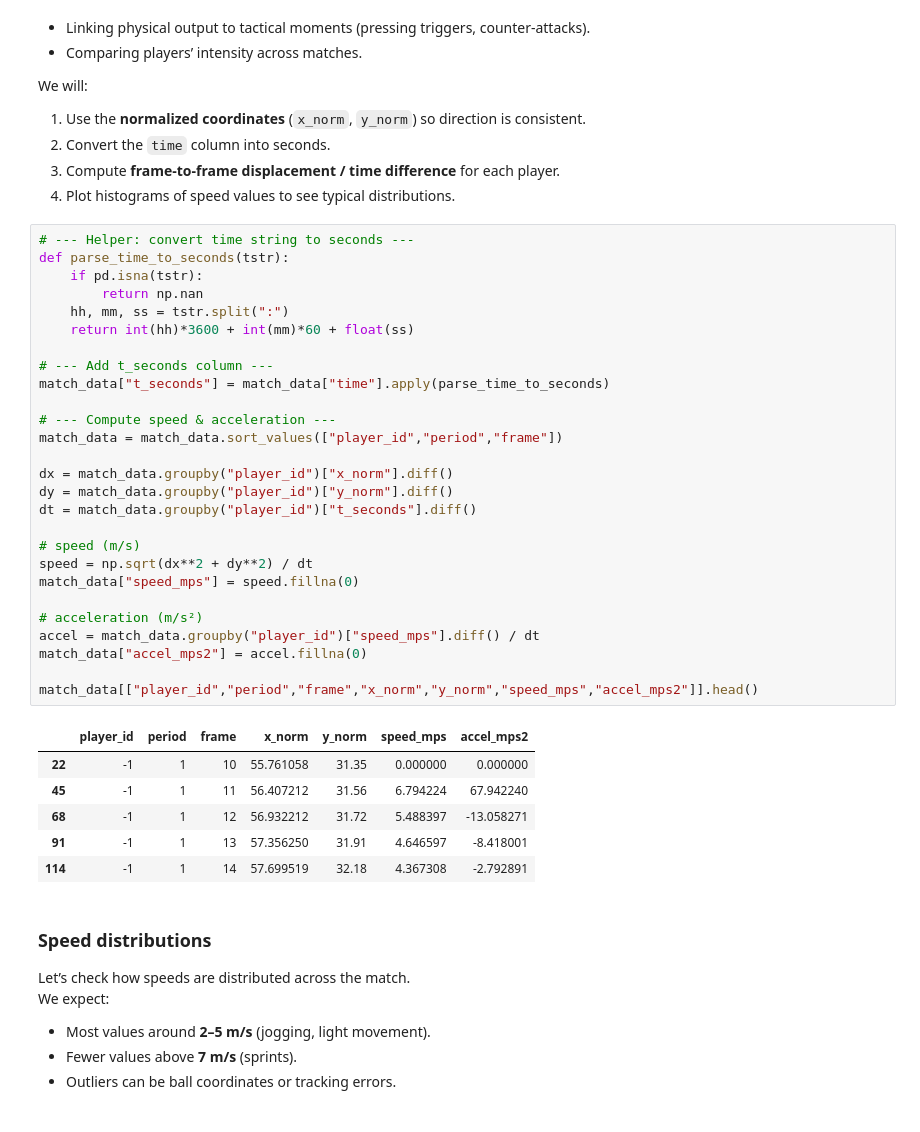
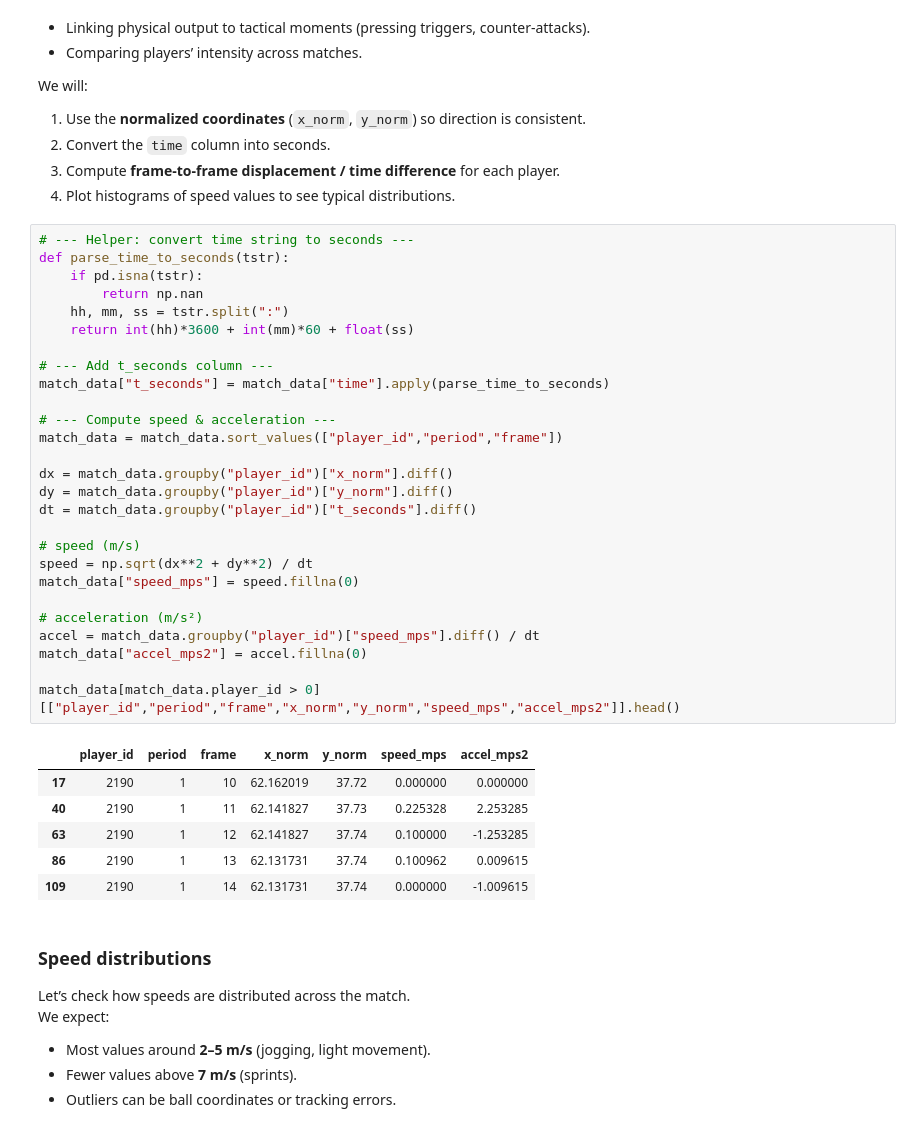
Before and after one commit to MartimRego/pass-decisions, a Jupyter notebook: Module_1/tracking_basics.ipynb, the cells around one changed output. Cells and saved outputs as stored; diff of their text form.

```diff
--- a/Module_1/tracking_basics.ipynb
+++ b/Module_1/tracking_basics.ipynb
@@ -756,37 +700,37 @@ We will:
 # %%
 # --- Helper: convert time string to seconds ---
 def parse_time_to_seconds(tstr):
     if pd.isna(tstr):
         return np.nan
     hh, mm, ss = tstr.split(":")
     return int(hh)*3600 + int(mm)*60 + float(ss)
 
 # --- Add t_seconds column ---
 match_data["t_seconds"] = match_data["time"].apply(parse_time_to_seconds)
 
 # --- Compute speed & acceleration ---
 match_data = match_data.sort_values(["player_id","period","frame"])
 
 dx = match_data.groupby("player_id")["x_norm"].diff()
 dy = match_data.groupby("player_id")["y_norm"].diff()
 dt = match_data.groupby("player_id")["t_seconds"].diff()
 
 # speed (m/s)
 speed = np.sqrt(dx**2 + dy**2) / dt
 match_data["speed_mps"] = speed.fillna(0)
 
 # acceleration (m/s²)
 accel = match_data.groupby("player_id")["speed_mps"].diff() / dt
 match_data["accel_mps2"] = accel.fillna(0)
 
-match_data[["player_id","period","frame","x_norm","y_norm","speed_mps","accel_mps2"]].head()
+match_data[match_data.player_id > 0][["player_id","period","frame","x_norm","y_norm","speed_mps","accel_mps2"]].head()
 # %% [output]
 |  | player_id | period | frame | x_norm | y_norm | speed_mps | accel_mps2 |
-| 22 | -1 | 1 | 10 | 55.761058 | 31.35 | 0.000000 | 0.000000 |
-| 45 | -1 | 1 | 11 | 56.407212 | 31.56 | 6.794224 | 67.942240 |
-| 68 | -1 | 1 | 12 | 56.932212 | 31.72 | 5.488397 | -13.058271 |
-| 91 | -1 | 1 | 13 | 57.356250 | 31.91 | 4.646597 | -8.418001 |
-| 114 | -1 | 1 | 14 | 57.699519 | 32.18 | 4.367308 | -2.792891 |
+| 17 | 2190 | 1 | 10 | 62.162019 | 37.72 | 0.000000 | 0.000000 |
+| 40 | 2190 | 1 | 11 | 62.141827 | 37.73 | 0.225328 | 2.253285 |
+| 63 | 2190 | 1 | 12 | 62.141827 | 37.74 | 0.100000 | -1.253285 |
+| 86 | 2190 | 1 | 13 | 62.131731 | 37.74 | 0.100962 | 0.009615 |
+| 109 | 2190 | 1 | 14 | 62.131731 | 37.74 | 0.000000 | -1.009615 |
 # %% [markdown]
 ### Speed distributions
 
```
Also changed, not shown: parts of 19 cells of this notebook, 1 other file.
